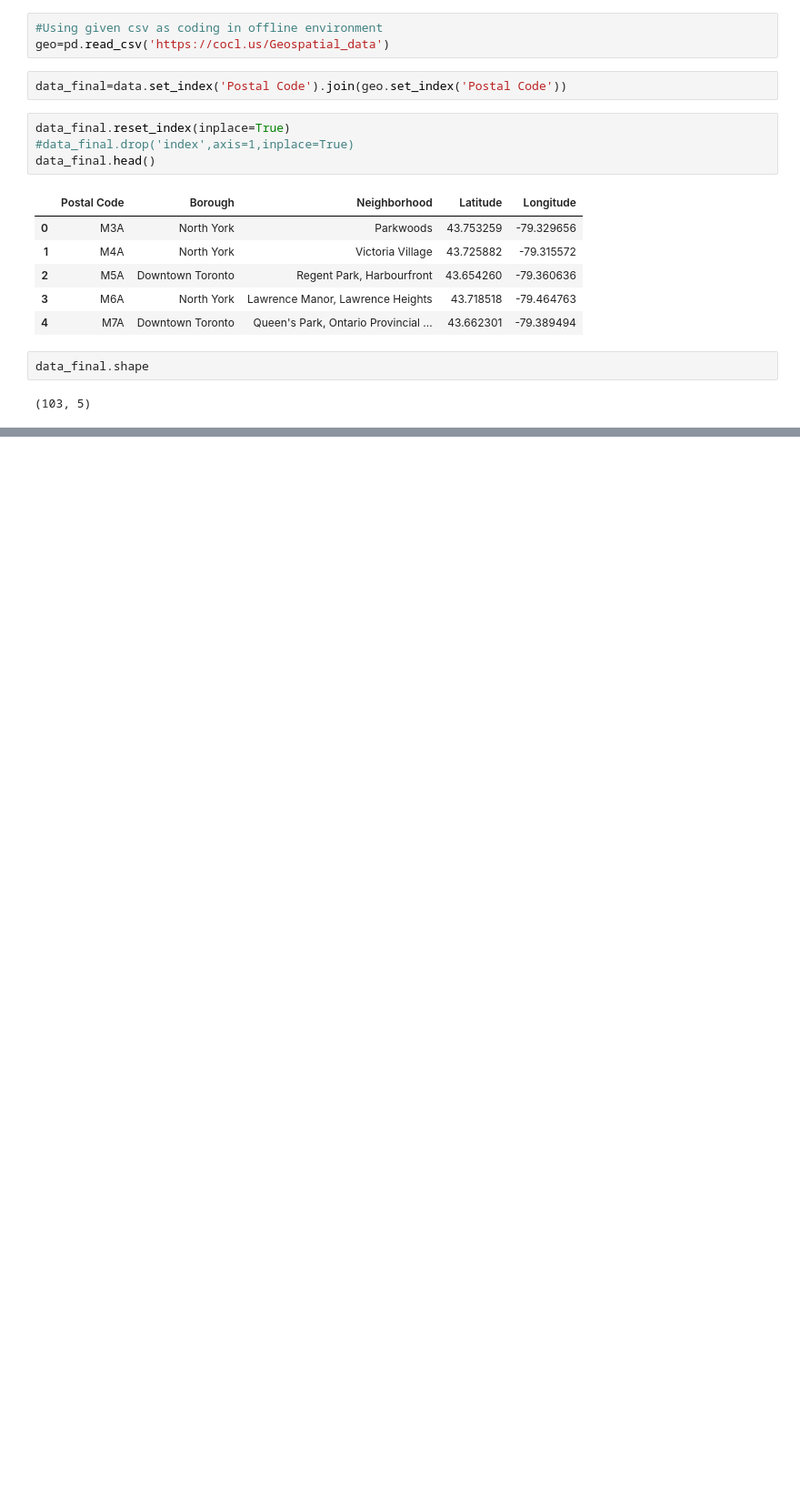
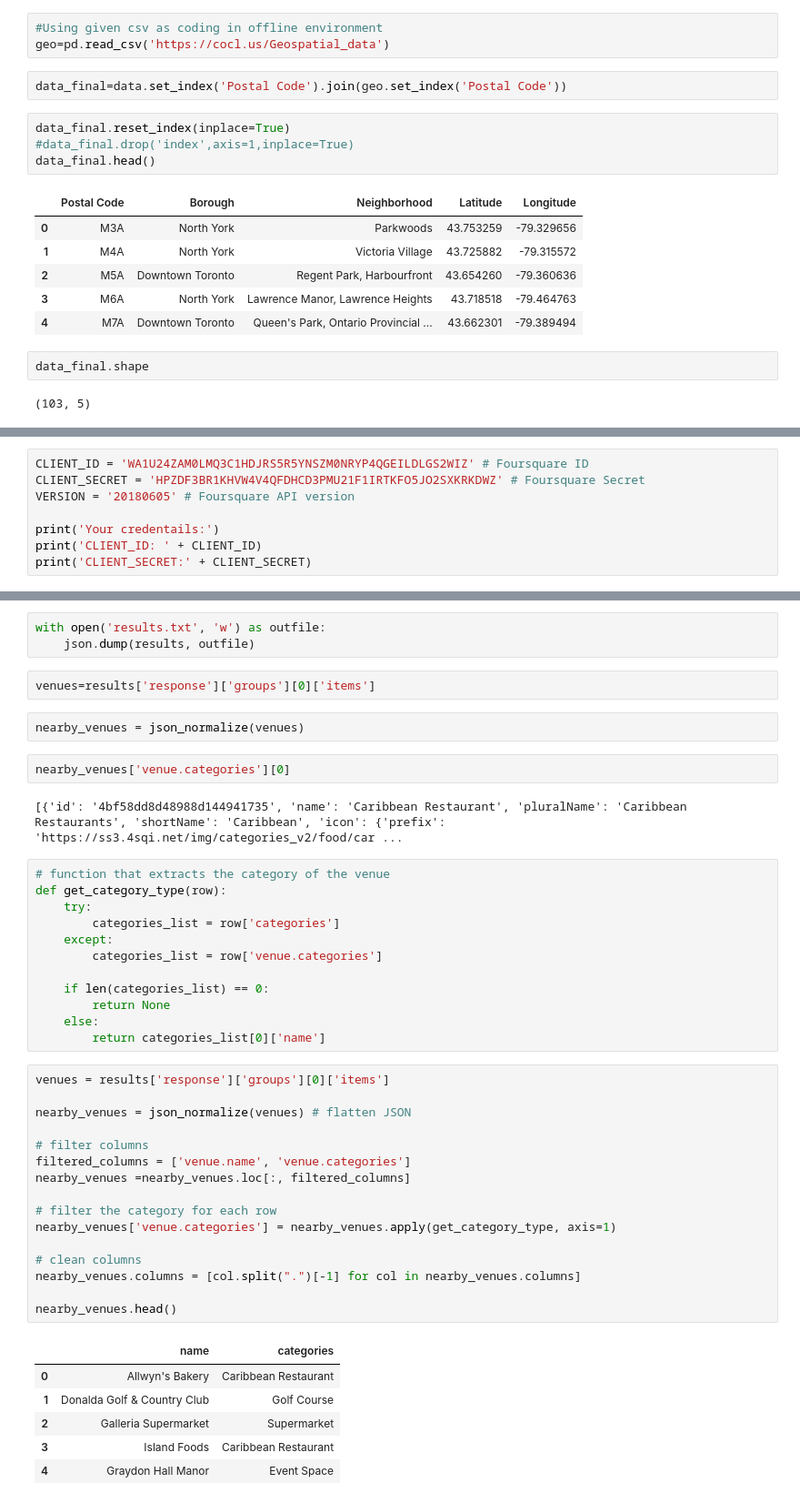
Before and after one commit to naveen1973/Coursera_Capstone-1, a Jupyter notebook: Toronto Neighbourhood clustering.ipynb, the cells around one changed output, grey strips where cells are left out. Shown: that part at 91% size. Saved outputs shown, nothing was run; the diff lists cells and outputs as text; blank space fills up the shorter version.

```diff
--- a/Toronto Neighbourhood clustering.ipynb
+++ b/Toronto Neighbourhood clustering.ipynb
@@ -89,0 +115,8 @@ data_final.shape
+# %%
+CLIENT_ID = 'WA1U24ZAM0LMQ3C1HDJRS5R5YNSZM0NRYP4QGEILDLGS2WIZ' # Foursquare ID
+CLIENT_SECRET = 'HPZDF3BR1KHVW4V4QFDHCD3PMU21F1IRTKFO5JO2SXKRKDWZ' # Foursquare Secret
+VERSION = '20180605' # Foursquare API version
+
+print('Your credentails:')
+print('CLIENT_ID: ' + CLIENT_ID)
+print('CLIENT_SECRET:' + CLIENT_SECRET)
@@ -89,0 +155,46 @@ data_final.shape
+# %%
+with open('results.txt', 'w') as outfile:
+    json.dump(results, outfile)
+# %%
+venues=results['response']['groups'][0]['items']
+# %%
+nearby_venues = json_normalize(venues)
+# %%
+nearby_venues['venue.categories'][0]
+# %% [output]
+[{'id': '4bf58dd8d48988d144941735', 'name': 'Caribbean Restaurant', 'pluralName': 'Caribbean Restaurants', 'shortName': 'Caribbean', 'icon': {'prefix': 'https://ss3.4sqi.net/img/categories_v2/food/car ...
+# %%
+# function that extracts the category of the venue
+def get_category_type(row):
+    try:
+        categories_list = row['categories']
+    except:
+        categories_list = row['venue.categories']
+
+    if len(categories_list) == 0:
+        return None
+    else:
+        return categories_list[0]['name']
+# %%
+venues = results['response']['groups'][0]['items']
+
+nearby_venues = json_normalize(venues) # flatten JSON
+
+# filter columns
+filtered_columns = ['venue.name', 'venue.categories']
+nearby_venues =nearby_venues.loc[:, filtered_columns]
+
+# filter the category for each row
+nearby_venues['venue.categories'] = nearby_venues.apply(get_category_type, axis=1)
+
+# clean columns
+nearby_venues.columns = [col.split(".")[-1] for col in nearby_venues.columns]
+
+nearby_venues.head()
+# %% [output]
+|  | name | categories |
+| 0 | Allwyn's Bakery | Caribbean Restaurant |
+| 1 | Donalda Golf & Country Club | Golf Course |
+| 2 | Galleria Supermarket | Supermarket |
+| 3 | Island Foods | Caribbean Restaurant |
+| 4 | Graydon Hall Manor | Event Space |
```
Also changed, not shown: parts of 20 cells of this notebook.
